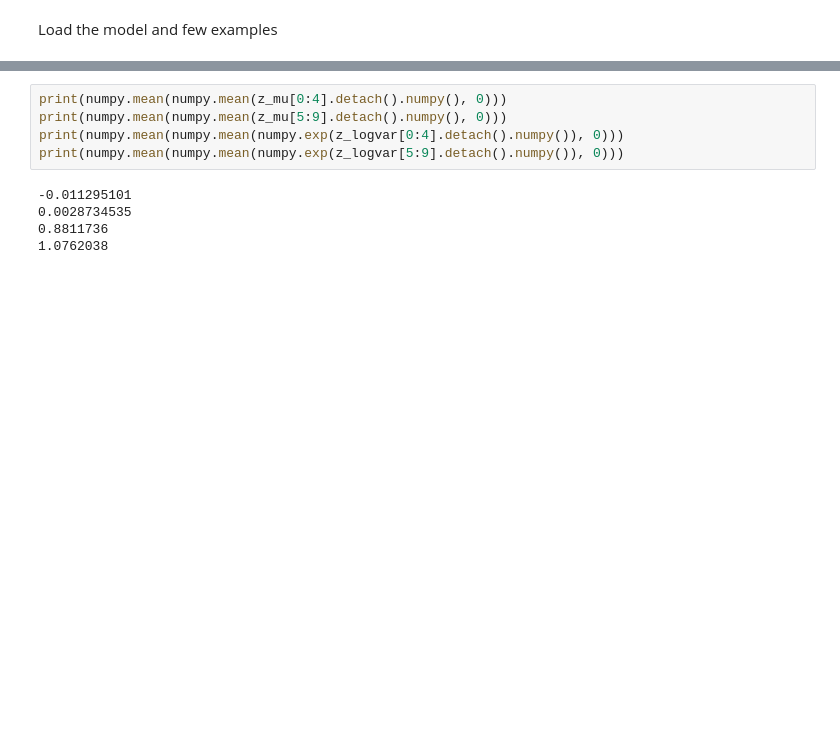
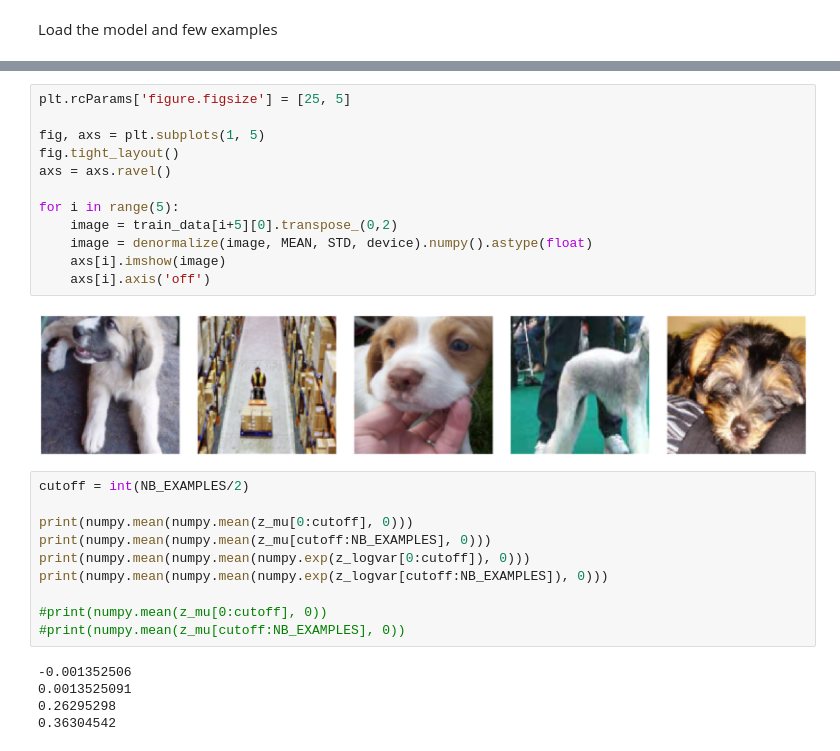
Before and after one commit to stecaron/deep-stat-thesis, a Jupyter notebook: notebooks/reconstruction_examples.ipynb, the cells around one changed output, grey strips where cells are left out. Cells and saved outputs as stored; diff of their text form; blank space fills up the shorter version.

```diff
--- a/notebooks/reconstruction_examples.ipynb
+++ b/notebooks/reconstruction_examples.ipynb
@@ -77,10 +117,29 @@ Clipping input data to the valid range for imshow with RGB data ([0..1] for floa
+# %%
+plt.rcParams['figure.figsize'] = [25, 5]
+
+fig, axs = plt.subplots(1, 5)
+fig.tight_layout()
+axs = axs.ravel()
+
+for i in range(5):
+    image = train_data[i+5][0].transpose_(0,2)
+    image = denormalize(image, MEAN, STD, device).numpy().astype(float)
+    axs[i].imshow(image)
+    axs[i].axis('off')
+# %% [output]
+[figure, added]
 # %%
-print(numpy.mean(numpy.mean(z_mu[0:4].detach().numpy(), 0)))
-print(numpy.mean(numpy.mean(z_mu[5:9].detach().numpy(), 0)))
-print(numpy.mean(numpy.mean(numpy.exp(z_logvar[0:4].detach().numpy()), 0)))
-print(numpy.mean(numpy.mean(numpy.exp(z_logvar[5:9].detach().numpy()), 0)))
+cutoff = int(NB_EXAMPLES/2)
+
+print(numpy.mean(numpy.mean(z_mu[0:cutoff], 0)))
+print(numpy.mean(numpy.mean(z_mu[cutoff:NB_EXAMPLES], 0)))
+print(numpy.mean(numpy.mean(numpy.exp(z_logvar[0:cutoff]), 0)))
+print(numpy.mean(numpy.mean(numpy.exp(z_logvar[cutoff:NB_EXAMPLES]), 0)))
+
+#print(numpy.mean(z_mu[0:cutoff], 0))
+#print(numpy.mean(z_mu[cutoff:NB_EXAMPLES], 0))
 # %% [output]
--0.011295101
-0.0028734535
-0.8811736
-1.0762038
+-0.001352506
+0.0013525091
+0.26295298
+0.36304542
```
Also changed, not shown: parts of 6 cells of this notebook, 8 other files.
